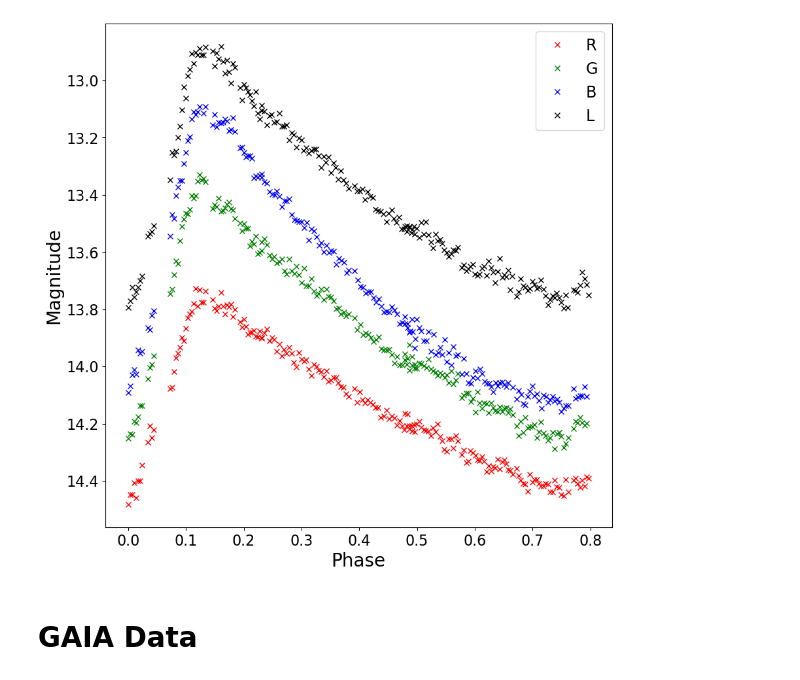
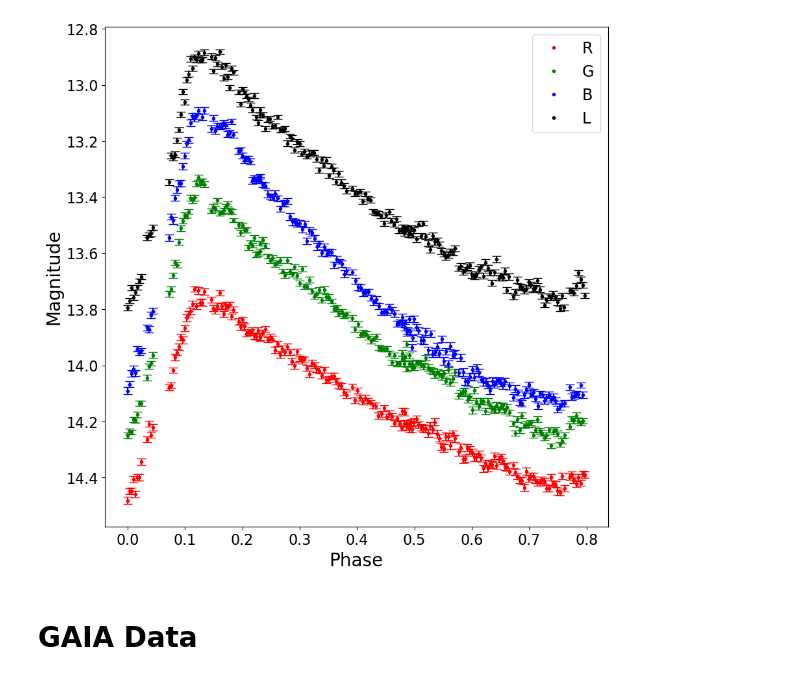
Before and after one commit to npi2015/Mphys-project, a Jupyter notebook: Notebooks/AllFilterPlots.ipynb, the cells around one changed output. Drawn from its saved outputs; the diff is of its cells as text; code cells hidden in the pictures.

```diff
--- a/Notebooks/AllFilterPlots.ipynb
+++ b/Notebooks/AllFilterPlots.ipynb
@@ -10,10 +10,12 @@ with open(f'RV_UMaData{filter.upper()}.txt', 'r') as file:
 data_red = re.split(r'\*+', red_string)
 red_phase_string = data_red[1]
 red_mags_string = data_red[2]
-red_julian_dates_string = data_red[3]
+red_error_string = data_red[3]
+red_julian_dates_string = data_red[4]
 
 red_phase = literal_eval(re.sub('\s+', ',',red_phase_string.strip('\n')))
 red_mags = eval(re.sub('\s+', ',',red_mags_string.strip('\n').replace('nan', 'np.nan')))
+red_error = eval(re.sub('\s+', ',',red_error_string.strip('\n').replace('nan', 'np.nan')))
 red_julian_date = eval(re.sub('\s+', ',',red_julian_dates_string.strip('\n').replace('nan', 'np.nan')))
 # %%
 filter = 'blue'
@@ -23,10 +25,12 @@ with open(f'RV_UMaData{filter.upper()}.txt', 'r') as file:
 data_blue = re.split(r'\*+', blue_string)
 blue_phase_string = data_blue[1]
 blue_mags_string = data_blue[2]
-blue_julian_dates_string = data_blue[3]
+blue_error_string = data_blue[3]
+blue_julian_dates_string = data_blue[4]
 
 blue_phase = literal_eval(re.sub('\s+', ',',blue_phase_string.strip('\n')))
 blue_mags = eval(re.sub('\s+', ',',blue_mags_string.strip('\n').replace('nan', 'np.nan')))
+blue_error = eval(re.sub('\s+', ',',blue_error_string.strip('\n').replace('nan', 'np.nan')))
 blue_julian_date = eval(re.sub('\s+', ',',blue_julian_dates_string.strip('\n').replace('nan', 'np.nan')))
 # %%
 import matplotlib.pyplot as plt
@@ -43,10 +47,12 @@ with open(f'RV_UMaData{filter.upper()}.txt', 'r') as file:
 data_green = re.split(r'\*+', green_string)
 green_phase_string = data_green[1]
 green_mags_string = data_green[2]
-green_julian_dates_string = data_green[3]
+green_error_string = data_green[3]
+green_julian_dates_string = data_green[4]
 
 green_phase = literal_eval(re.sub('\s+', ',',green_phase_string.strip('\n')))
 green_mags = eval(re.sub('\s+', ',',green_mags_string.strip('\n').replace('nan', 'np.nan')))
+green_error = eval(re.sub('\s+', ',',green_error_string.strip('\n').replace('nan', 'np.nan')))
 green_julian_date = eval(re.sub('\s+', ',',green_julian_dates_string.strip('\n').replace('nan', 'np.nan')))
 # %%
 filter = 'luminance'
@@ -56,27 +62,36 @@ with open(f'RV_UMaData{filter.upper()}.txt', 'r') as file:
 data_luminance = re.split(r'\*+', luminance_string)
 luminance_phase_string = data_luminance[1]
 luminance_mags_string = data_luminance[2]
-luminance_julian_dates_string = data_luminance[3]
+luminance_error_string = data_luminance[3]
+luminance_julian_dates_string = data_luminance[4]
 
 luminance_phase = literal_eval(re.sub('\s+', ',',luminance_phase_string.strip('\n')))
 luminance_mags = eval(re.sub('\s+', ',',luminance_mags_string.strip('\n').replace('nan', 'np.nan')))
+luminance_error = eval(re.sub('\s+', ',',luminance_error_string.strip('\n').replace('nan', 'np.nan')))
 luminance_julian_date = eval(re.sub('\s+', ',',luminance_julian_dates_string.strip('\n').replace('nan', 'np.nan')))
 # %%
 import matplotlib.pyplot as plt
 plt.style.use('guide.mplstyle')
 
 
-plt.plot(red_phase, red_mags, 'x', color = 'red', label = 'R')
-plt.plot(green_phase, green_mags, 'x', color = 'green', label = 'G')
-plt.plot(blue_phase, blue_mags, 'x', color = 'blue', label = 'B')
-plt.plot(luminance_phase, luminance_mags, 'x', color = 'black', label = 'L')
+plt.plot(red_phase, red_mags, '.', color = 'red', label = 'R')
+plt.errorbar(red_phase, red_mags, yerr = red_error, color = 'red', capsize = 5, fmt = 'none')
+
+plt.plot(green_phase, green_mags, '.', color = 'green', label = 'G')
+plt.errorbar(green_phase, green_mags, yerr = green_error, color = 'green', capsize = 5, fmt = 'none')
+
+plt.plot(blue_phase, blue_mags, '.', color = 'blue', label = 'B')
+plt.errorbar(blue_phase, blue_mags, yerr = blue_error, color = 'blue', capsize = 5, fmt = 'none')
+
+plt.plot(luminance_phase, luminance_mags, '.', color = 'black', label = 'L')
+plt.errorbar(luminance_phase, luminance_mags, yerr = luminance_error, color = 'black', capsize = 5, fmt = 'none')
 plt.gca().invert_yaxis()
 plt.legend()
 plt.xlabel('Phase')
 plt.ylabel('Magnitude')
 plt.savefig('AllFilters')
 # %% [output]
-[figure, old version]
+[figure, new version]
 # %% [markdown]
 # GAIA Data
 # %%
```
Also changed, not shown: parts of 2 cells of this notebook, 8 other files.
